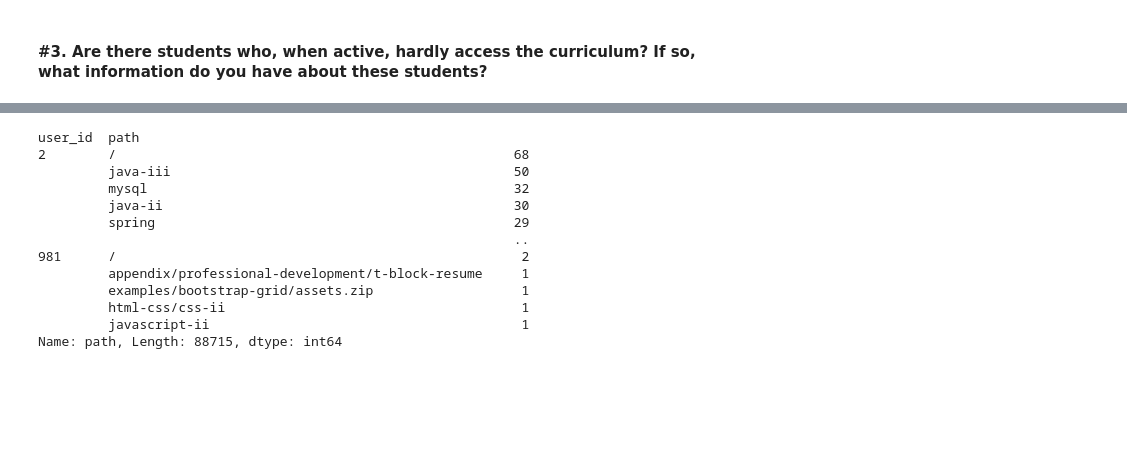
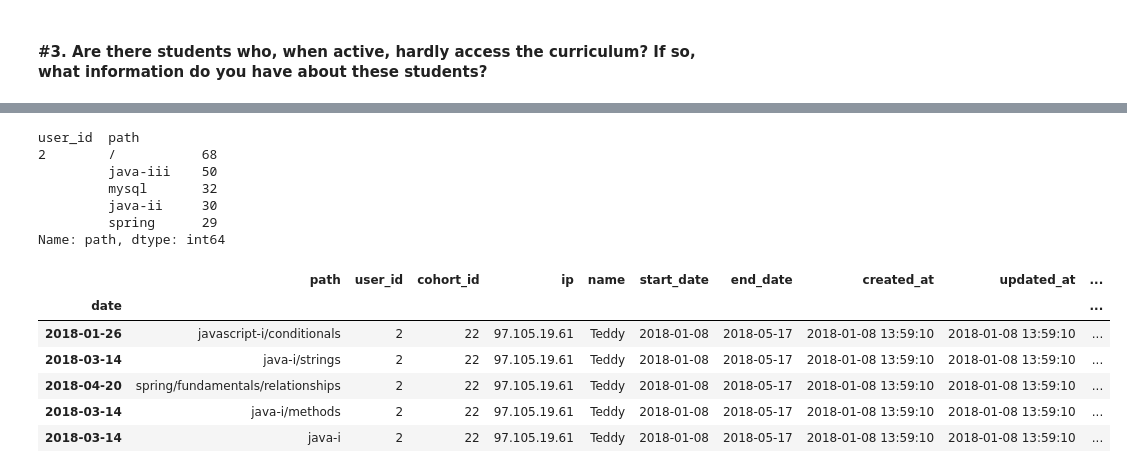
Before and after one commit to Anomaly-Detectives/Anomaly_Detection_Project, a Jupyter notebook: Initial Notebook.ipynb, the cells around one changed output, grey strips where cells are left out. Drawn from its saved outputs; the diff is of its cells as text; code cells hidden in the pictures; blank space fills up the shorter version.

```diff
--- a/Initial Notebook.ipynb
+++ b/Initial Notebook.ipynb
@@ -601,18 +582,12 @@ user_access_df = df.loc[df['user_access'] == 1]
 #turn that into a DF
 user_df = pd.DataFrame(user_access_df).groupby('user_id')['path'].value_counts()
 # %%
-user_df
+user_df.head()
 # %% [output]
 user_id  path
-2        /                                                   68
-         java-iii                                            50
-         mysql                                               32
-         java-ii                                             30
-         spring                                              29
-                                                             ..
-981      /                                                    2
-         appendix/professional-development/t-block-resume     1
-         examples/bootstrap-grid/assets.zip                   1
-         html-css/css-ii                                      1
-         javascript-ii                                        1
-Name: path, Length: 88715, dtype: int64
+2        /           68
+         java-iii    50
+         mysql       32
+         java-ii     30
+         spring      29
+Name: path, dtype: int64
@@ -618,0 +597,14 @@ Name: path, Length: 88715, dtype: int64
+# %%
+#set variable to active users sorted by user id
+least_accessed = user_access_df.sort_values('user_id')
+# %%
+#take a look
+least_accessed.head()
+# %% [output]
+|  | path | user_id | cohort_id | ip | name | start_date | end_date | created_at | updated_at | ... |
+| date |  |  |  |  |  |  |  |  |  | ... |
+| 2018-01-26 | javascript-i/conditionals | 2 | 22 | 97.105.19.61 | Teddy | 2018-01-08 | 2018-05-17 | 2018-01-08 13:59:10 | 2018-01-08 13:59:10 | ... |
+| 2018-03-14 | java-i/strings | 2 | 22 | 97.105.19.61 | Teddy | 2018-01-08 | 2018-05-17 | 2018-01-08 13:59:10 | 2018-01-08 13:59:10 | ... |
+| 2018-04-20 | spring/fundamentals/relationships | 2 | 22 | 97.105.19.61 | Teddy | 2018-01-08 | 2018-05-17 | 2018-01-08 13:59:10 | 2018-01-08 13:59:10 | ... |
+| 2018-03-14 | java-i/methods | 2 | 22 | 97.105.19.61 | Teddy | 2018-01-08 | 2018-05-17 | 2018-01-08 13:59:10 | 2018-01-08 13:59:10 | ... |
+| 2018-03-14 | java-i | 2 | 22 | 97.105.19.61 | Teddy | 2018-01-08 | 2018-05-17 | 2018-01-08 13:59:10 | 2018-01-08 13:59:10 | ... |
```
Also changed, not shown: parts of 22 cells of this notebook.
